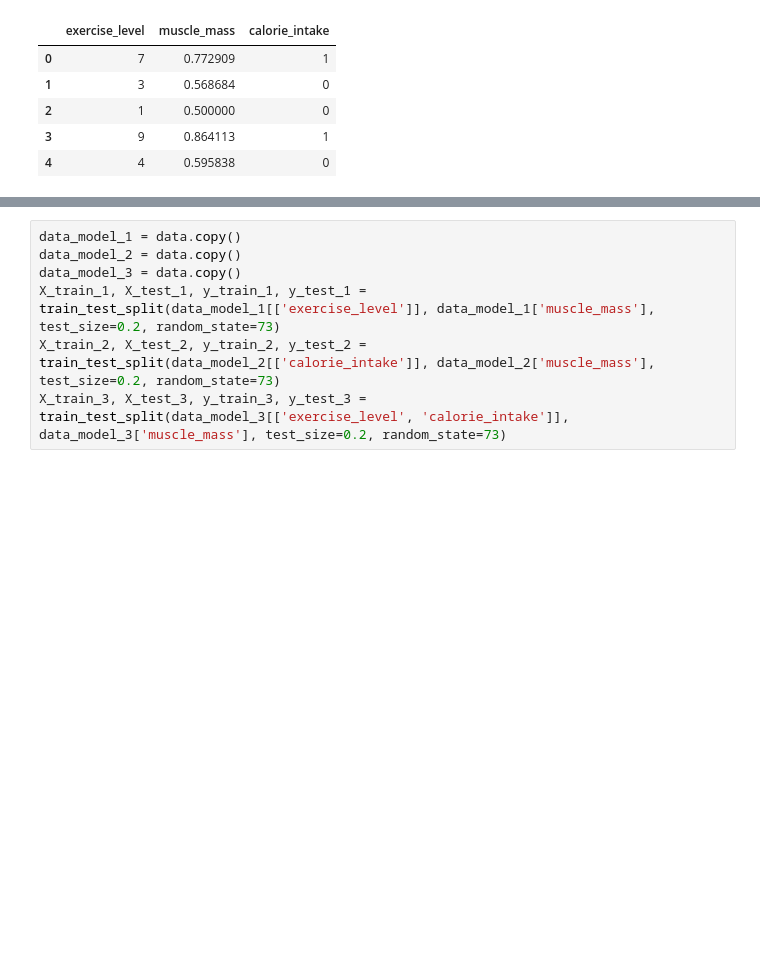
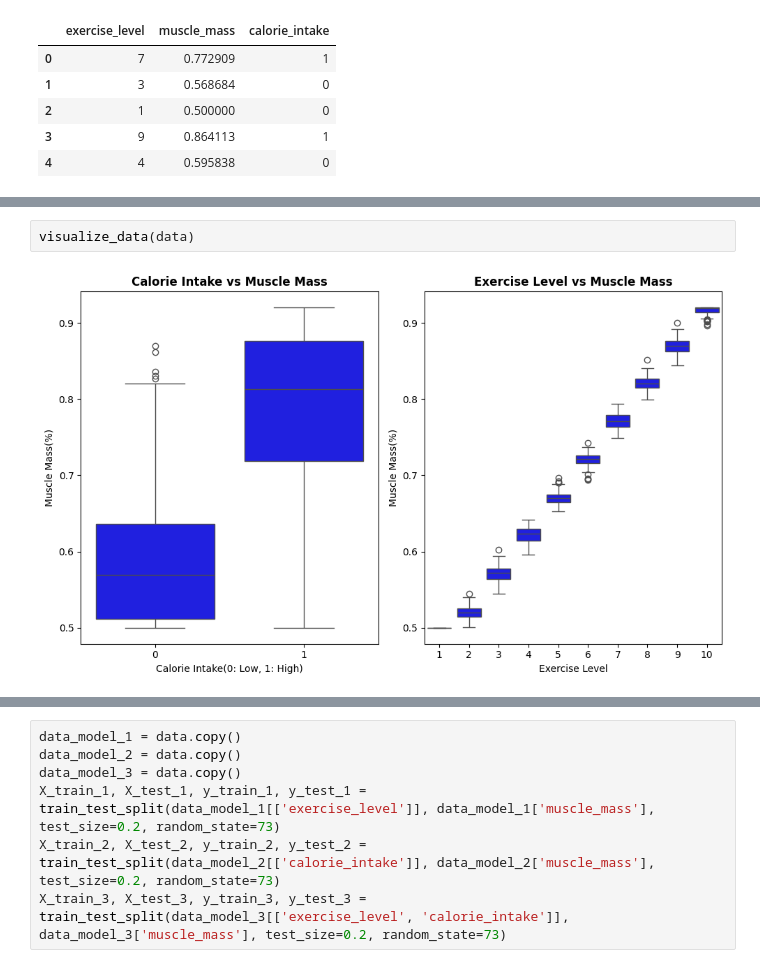
Before and after one commit to MaxiStahl1992/advanced-workbook-code, a Jupyter notebook: task3_full.ipynb, the cells around one changed output, grey strips where cells are left out. Saved outputs shown, nothing was run; the diff lists cells and outputs as text; blank space fills up the shorter version.

```diff
--- a/task3_full.ipynb
+++ b/task3_full.ipynb
@@ -79,0 +88,4 @@ Let's examine how fitting simple linear regression models will perform on the tr
+# %%
+visualize_data(data)
+# %% [output]
+[figure, added]
```
Also changed, not shown: parts of 21 cells of this notebook, 14 other files.
